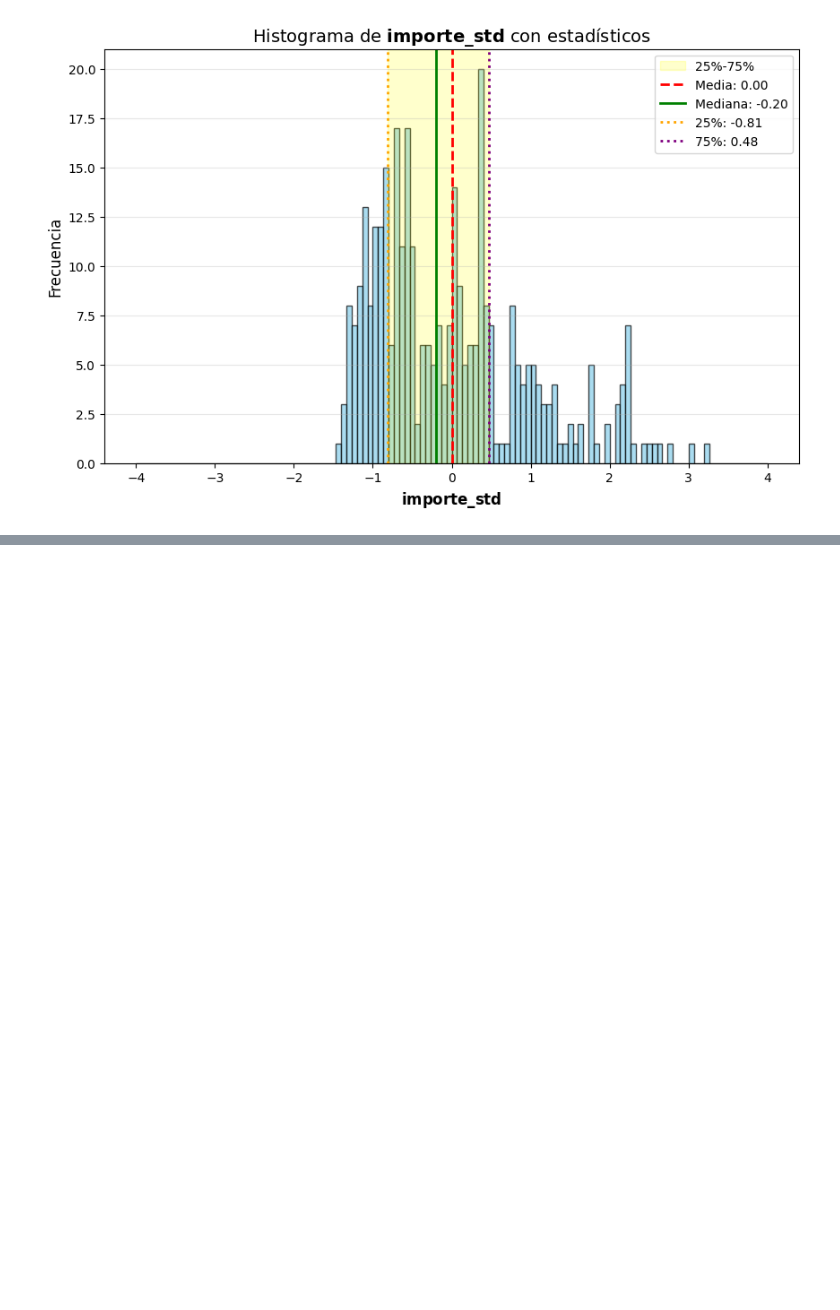
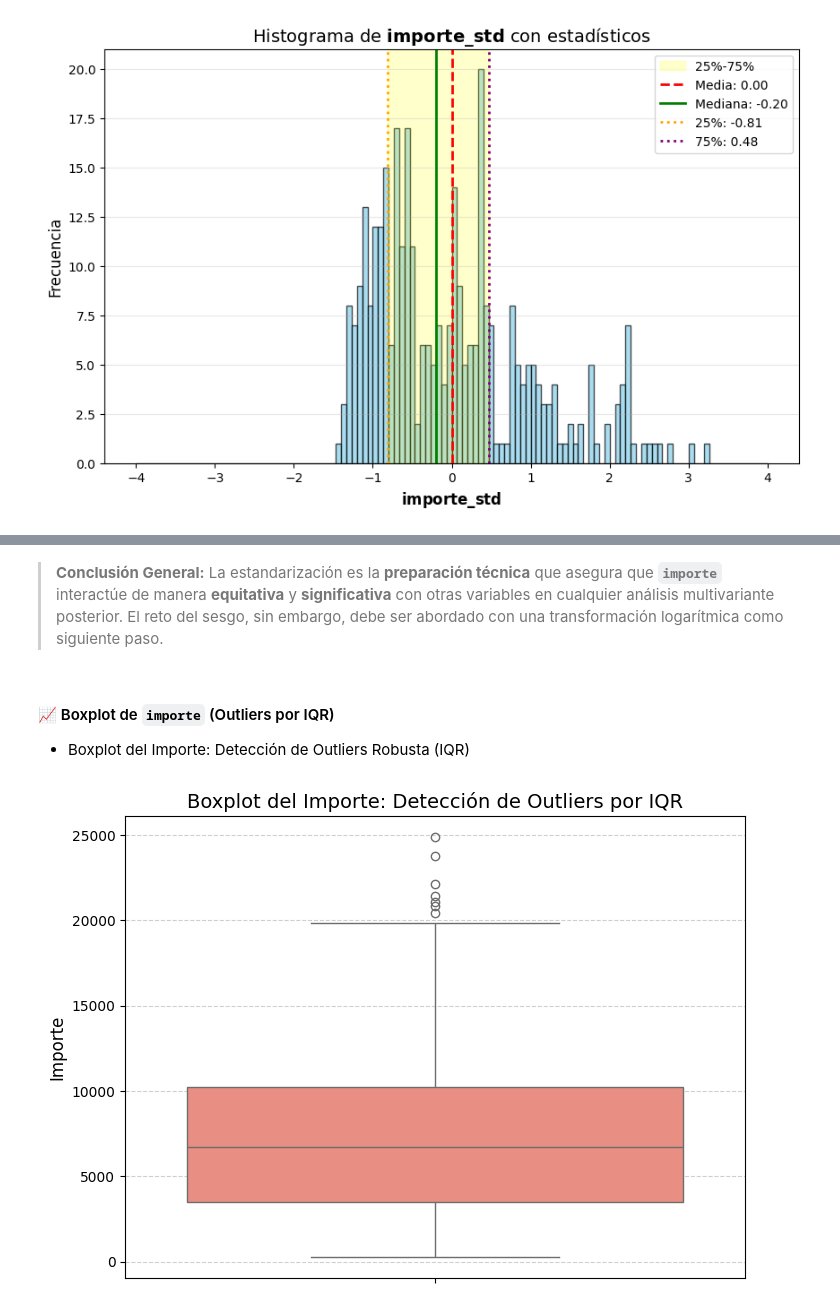
Before and after one commit to augustovillegas/ProyectoAurelionIBM, a Jupyter notebook: limp_y_trans_detalle_ventas.ipynb, the cells around one changed output, grey strips where cells are left out. Drawn from its saved outputs; the diff is of its cells as text; code cells hidden in the pictures; blank space fills up the shorter version.

```diff
--- a/limp_y_trans_detalle_ventas.ipynb
+++ b/limp_y_trans_detalle_ventas.ipynb
@@ -253,9 +256,9 @@ Este paso forma parte del proceso de **limpieza estructural** dentro de la metod
 
      **Monetarias(decimales):** Convertir `precio_unitario` e `importe`, el tipo `float` (decimal) para asegurar la precisión numérica y habilitar análisis estadisticos o escalado.
 # %%
-# Converte campos monetarios a float para habilitar estad?sticas y escalado
-df_detall_venta_c["precio_unitario"] = df_detall_venta_c["precio_unitario"].astype(float)
-df_detall_venta_c["importe"] = df_detall_venta_c["importe"].astype(float)
+# Convierte campos monetarios a float para habilitar estadísticas y escalado
+df_detalle_ventas["precio_unitario"] = df_detalle_ventas["precio_unitario"].astype(float)
+df_detalle_ventas["importe"] = df_detalle_ventas["importe"].astype(float)
 # %% [markdown]
 #### 🕵️‍♂️ Verificación de Transformaciones
 
@@ -284,7 +287,7 @@ En esta etapa se aplica la **forma de normalización** sobre el DataFrame `df_de
 Esta variable presenta información redundante respecto a `id_producto`, por lo que se suprime para evitar duplicidad de datos y mantener la integridad estructural de la base.
 # %%
-# Genera df_detall_venta_True sin la dimensión redundante 'nombre_producto'
-df_detall_venta_True = df_detall_venta_c.drop(columns=['nombre_producto'])
+# Genera df_detalle_ventas_prep sin la dimensión redundante 'nombre_producto'
+df_detalle_ventas_prep = df_detalle_ventas.drop(columns=['nombre_producto'])
 # %% [markdown]
 ## 📊 Análisis Estadístico Descriptivo
 
@@ -329,6 +358,6 @@ from sklearn.preprocessing import MinMaxScaler, StandardScaler, RobustScaler
 # %%
 # Aplica StandardScaler a 'importe' para obtener valores centrados y con varianza unitaria
 scaler_standard = StandardScaler()  # Instancia el escalador z-score
-importe_std = scaler_standard.fit_transform(df_detall_venta_True[['importe']])  # Ajusta y transforma en una sola operación
+importe_std = scaler_standard.fit_transform(df_detalle_ventas_prep[['importe']]).ravel()  # Ajusta y transforma en una sola operación
 # %%
 # Verifica las primeras filas antes de anexar la columna escalada al dataframe
@@ -340,6 +369,6 @@ df_detall_venta_True.head(3)  # La columna 'importe_std' aún no forma parte del
 | 2 | 2 | 39 | 5 | 469.0 | 2345.0 |
 # %%
 # Incorpora la columna normalizada 'importe_std' al dataset preparado
-df_detall_venta_True['importe_std'] = importe_std
+df_detalle_ventas_prep['importe_std'] = importe_std
 # %%
 # Confirma la incorporación de 'importe_std' y revisa su escala centrada
@@ -446,0 +486,16 @@ plt.show()
+# %% [markdown]
+> **Conclusión General:** La estandarización es la **preparación técnica** que asegura que **`importe`** interactúe de manera **equitativa** y **significativa** con otras variables en cualquier análisis multivariante posterior. El reto del sesgo, sin embargo, debe ser abordado con una transformación logarítmica como siguiente paso.
+# %% [markdown]
+#### 📈 Boxplot de **`importe`** (Outliers por IQR)
+- Boxplot del Importe: Detección de Outliers Robusta (IQR)
+# %%
+import seaborn as sns
+
+plt.figure(figsize=(8, 6))
+sns.boxplot(y=df_detalle_ventas_prep['importe'], color='salmon')
+plt.title('Boxplot del Importe: Detección de Outliers por IQR', fontsize=14)
+plt.ylabel('Importe', fontsize=12)
+plt.grid(axis='y', linestyle='--', alpha=0.6)
+plt.show()
+# %% [output]
+[figure, added]
```
Also changed, not shown: parts of 28 cells of this notebook.
